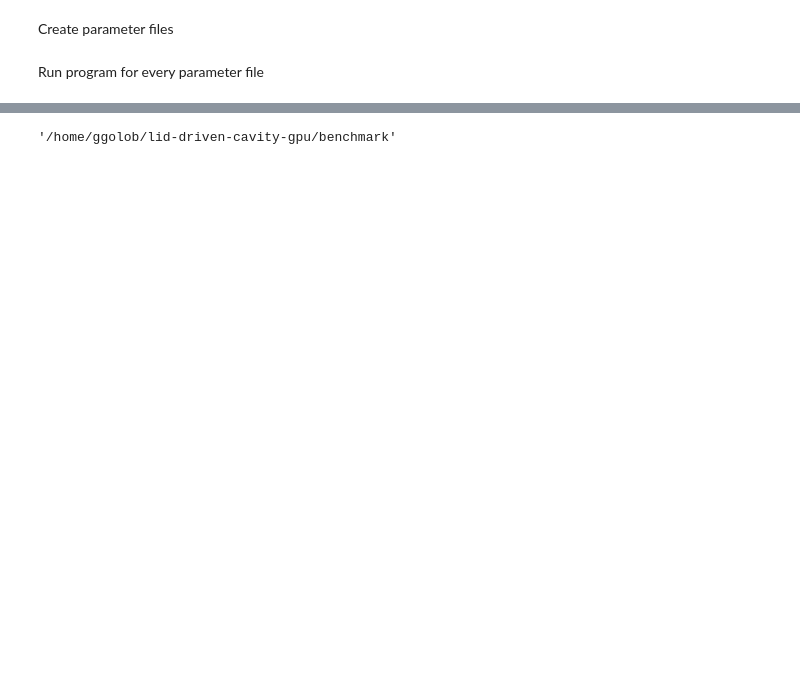
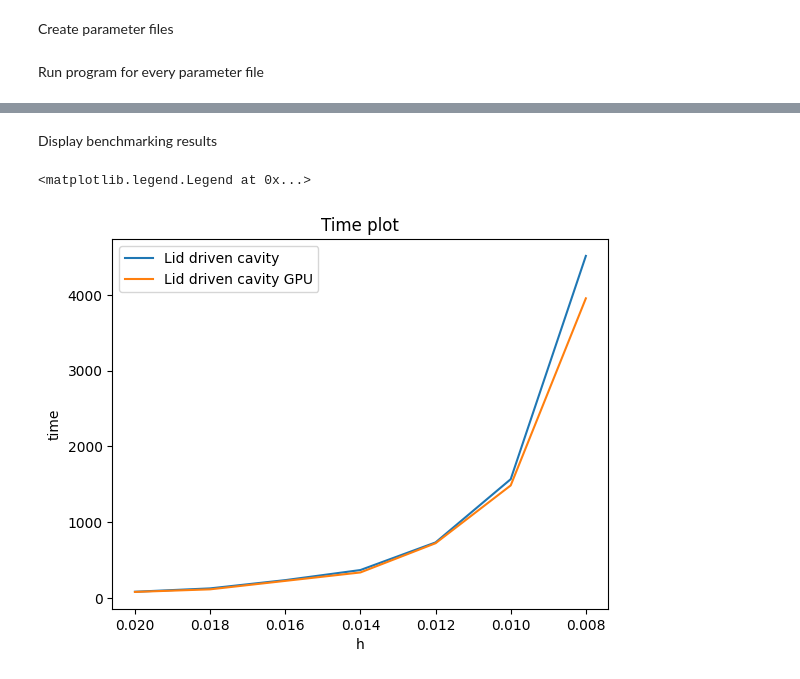
Before and after one commit to ggasper/lid-driven-cavity-gpu, a Jupyter notebook: benchmark/benchmark.ipynb, the cells around one changed output, grey strips where cells are left out. Drawn from its saved outputs; the diff is of its cells as text; code cells hidden in the pictures; blank space fills up the shorter version.

Commit message:
More work on benchmarking

```diff
--- a/benchmark/benchmark.ipynb
+++ b/benchmark/benchmark.ipynb
@@ -14,5 +12,10 @@ hs = [h/1000.0 for h in range(20, 6, -2)]
 # %% [markdown]
 Create parameter files
+# %%
+def get_output_path(program, h):
+    return Path("benchmark", f"chanelFlow_{program}_{int(h*1000):0>2}.h5")
+def get_param_path(program, h):
+    return Path("..", "params", "benchmark", f"chanelFlow_{program}_{int(h*1000):0>2}.xml")
 # %%
 parameter_path = Path("..", "params")
 default_param = parameter_path / "chanelFlow.xml"
@@ -59,5 +62,2 @@ Executing Lid driven cavity GPU for h = 0.02
-# %%
-import os
-os.getcwd()
-# %% [output]
-'/home/ggolob/lid-driven-cavity-gpu/benchmark'
+# %% [markdown]
+Display benchmarking results
@@ -63,0 +68,18 @@ os.getcwd()
+# %%
+fig, ax = plt.subplots()
+for name, program in programs.items():
+    ts = []
+    for h in hs:
+        result_file = Path("..") / get_output_path(program, h)
+        with h5py.File(result_file) as f:
+            time = f.attrs["time"]
+            ts.append(time)
+    ax.plot(hs, ts, label=name)
+plt.gca().invert_xaxis()
+ax.set_xlabel('h')
+ax.set_ylabel('time')
+ax.set_title("Time plot")
+ax.legend()
+# %% [output]
+<matplotlib.legend.Legend at 0x...>
+[figure, added]
```
Also changed, not shown: parts of 3 cells of this notebook, 2 other files.
